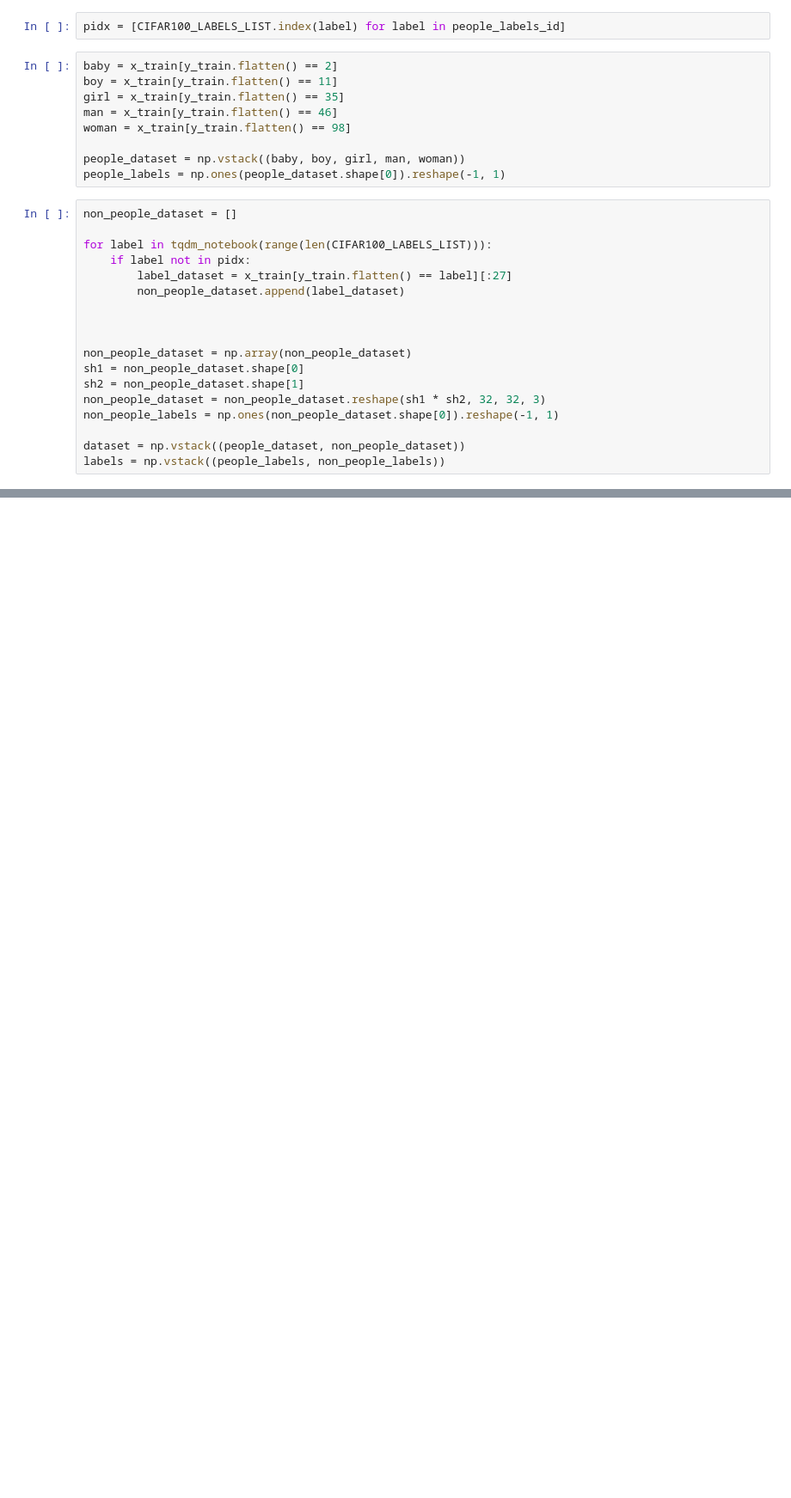
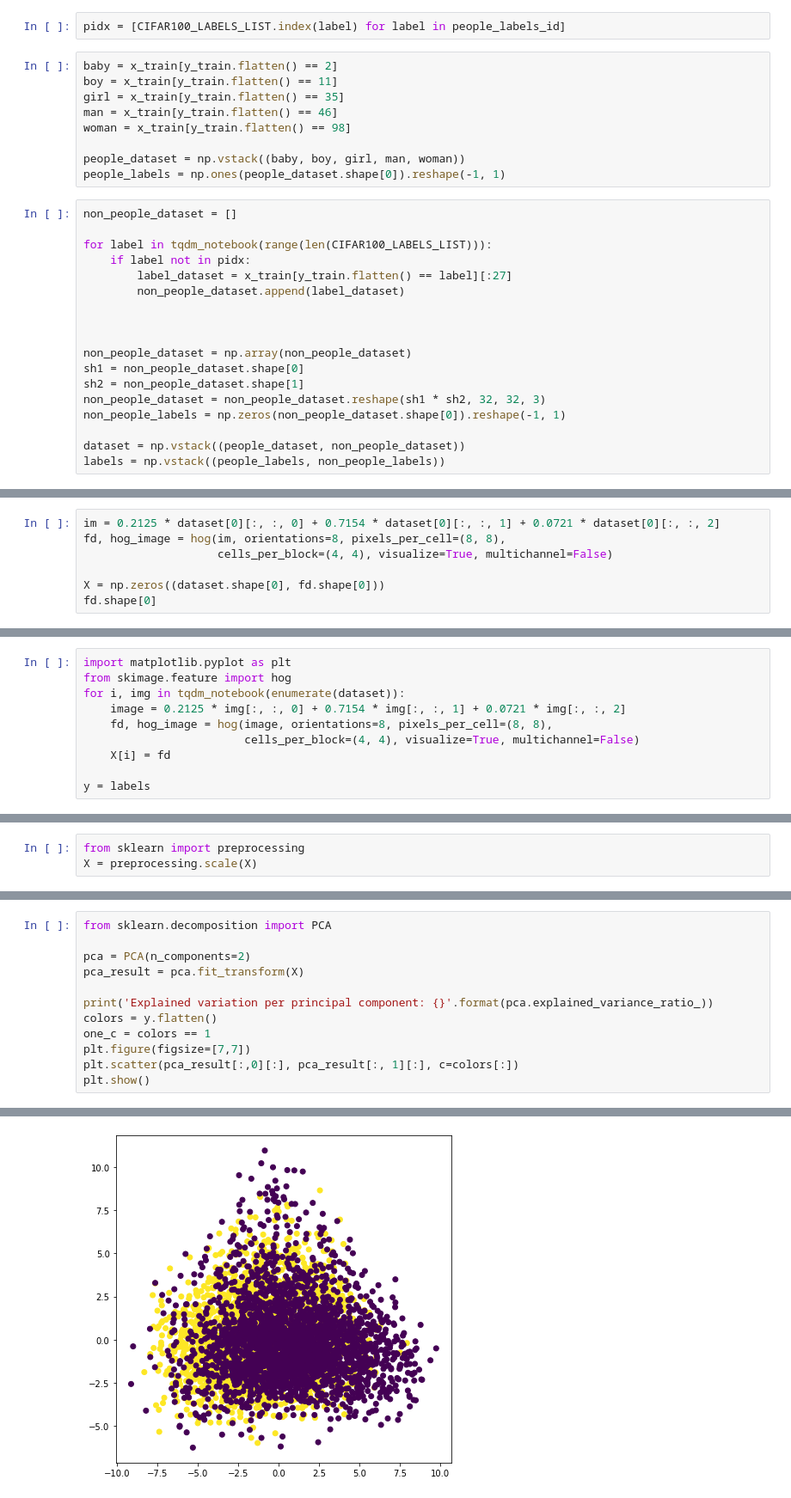
Before and after one commit to borisman18/machine_learning, a Jupyter notebook: lab2/Untitled.ipynb, the cells around one changed output, grey strips where cells are left out. Shown at 86% size. Saved outputs shown, nothing was run; the diff lists cells and outputs as text; blank space fills up the shorter version.

```diff
--- a/lab2/Untitled.ipynb
+++ b/lab2/Untitled.ipynb
@@ -56,9 +54,16 @@ non_people_dataset = np.array(non_people_dataset)
 sh1 = non_people_dataset.shape[0]
 sh2 = non_people_dataset.shape[1]
 non_people_dataset = non_people_dataset.reshape(sh1 * sh2, 32, 32, 3)
-non_people_labels = np.ones(non_people_dataset.shape[0]).reshape(-1, 1)
+non_people_labels = np.zeros(non_people_dataset.shape[0]).reshape(-1, 1)
 
 dataset = np.vstack((people_dataset, non_people_dataset))
 labels = np.vstack((people_labels, non_people_labels))
 # %% [output]
 [interactive output not drawn]
+# %%
+im = 0.2125 * dataset[0][:, :, 0] + 0.7154 * dataset[0][:, :, 1] + 0.0721 * dataset[0][:, :, 2]
+fd, hog_image = hog(im, orientations=8, pixels_per_cell=(8, 8),
+                    cells_per_block=(4, 4), visualize=True, multichannel=False)
+
+X = np.zeros((dataset.shape[0], fd.shape[0]))
+fd.shape[0]
@@ -64,0 +72,10 @@ labels = np.vstack((people_labels, non_people_labels))
+# %%
+import matplotlib.pyplot as plt
+from skimage.feature import hog
+for i, img in tqdm_notebook(enumerate(dataset)):
+    image = 0.2125 * img[:, :, 0] + 0.7154 * img[:, :, 1] + 0.0721 * img[:, :, 2]
+    fd, hog_image = hog(image, orientations=8, pixels_per_cell=(8, 8),
+                        cells_per_block=(4, 4), visualize=True, multichannel=False)
+    X[i] = fd
+
+y = labels
@@ -64,0 +84,3 @@ labels = np.vstack((people_labels, non_people_labels))
+# %%
+from sklearn import preprocessing
+X = preprocessing.scale(X)
@@ -64,0 +129,13 @@ labels = np.vstack((people_labels, non_people_labels))
+# %%
+from sklearn.decomposition import PCA
+
+pca = PCA(n_components=2)
+pca_result = pca.fit_transform(X)
+
+print('Explained variation per principal component: {}'.format(pca.explained_variance_ratio_))
+colors = y.flatten()
+one_c = colors == 1
+plt.figure(figsize=[7,7])
+plt.scatter(pca_result[:,0][:], pca_result[:, 1][:], c=colors[:])
+plt.show()
+# %% [output]
@@ -64,0 +143 @@ labels = np.vstack((people_labels, non_people_labels))
+[figure, added]
```
Also changed, not shown: parts of 10 cells of this notebook.
